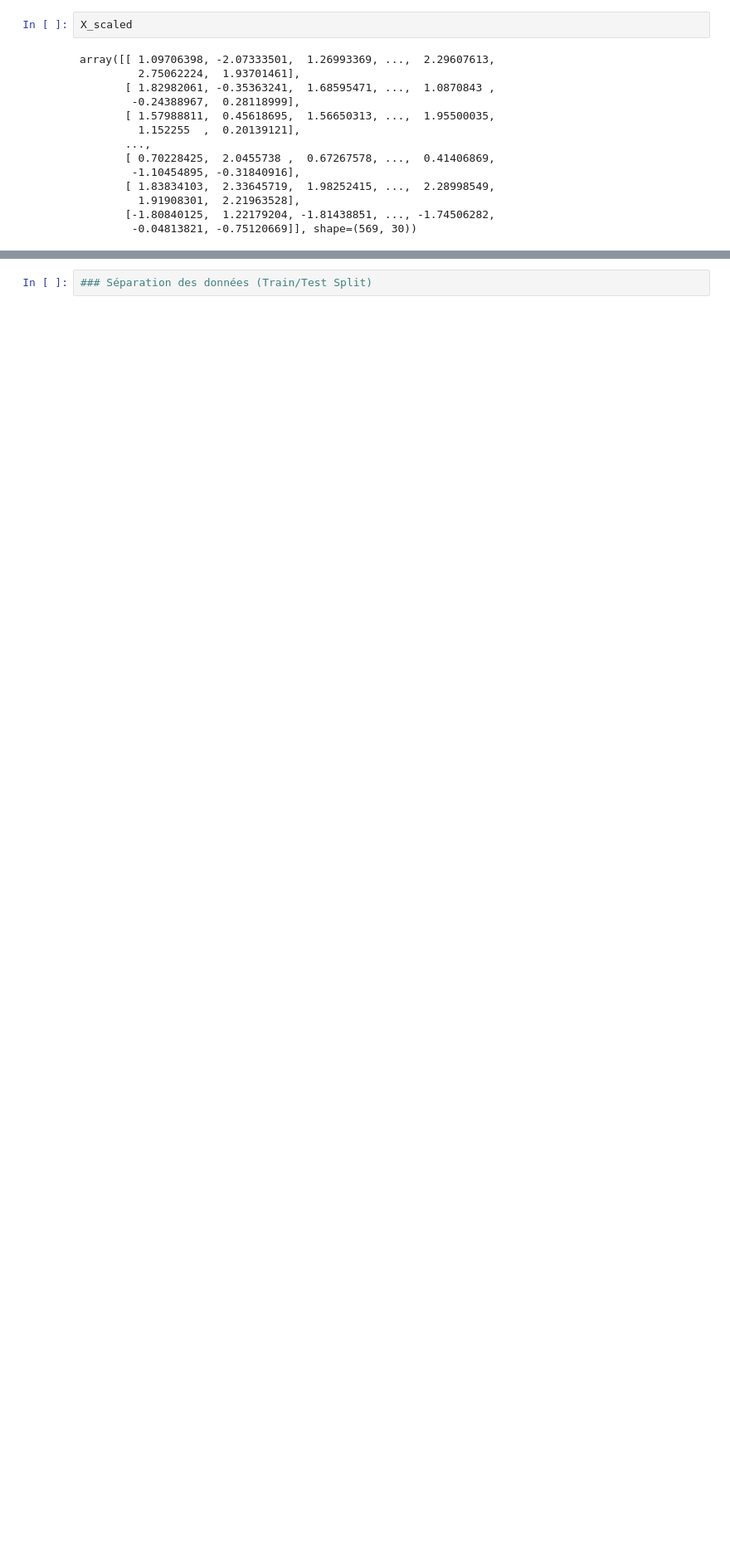
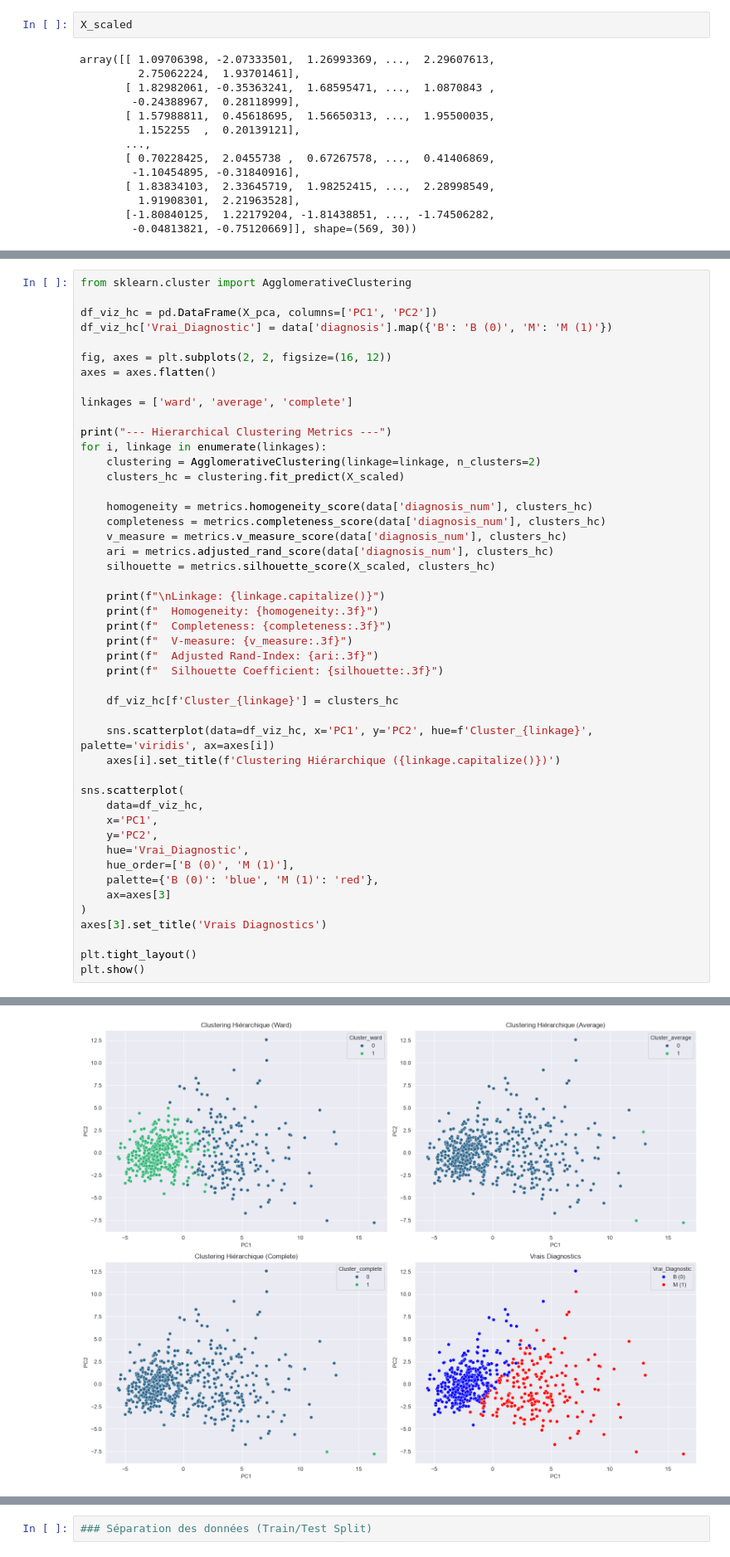
Before and after one commit to ostacore/Projets-UM5BM753-, a Jupyter notebook: Explo_Analysis_1.ipynb, the cells around one changed output, grey strips where cells are left out. Shown at 83% size. Drawn from its saved outputs; the diff is of its cells as text; blank space fills up the shorter version.

```diff
--- a/Explo_Analysis_1.ipynb
+++ b/Explo_Analysis_1.ipynb
@@ -143,0 +297,48 @@ plt.show()
+# %%
+from sklearn.cluster import AgglomerativeClustering
+
+df_viz_hc = pd.DataFrame(X_pca, columns=['PC1', 'PC2'])
+df_viz_hc['Vrai_Diagnostic'] = data['diagnosis'].map({'B': 'B (0)', 'M': 'M (1)'})
+
+fig, axes = plt.subplots(2, 2, figsize=(16, 12))
+axes = axes.flatten()
+
+linkages = ['ward', 'average', 'complete']
+
+print("--- Hierarchical Clustering Metrics ---")
+for i, linkage in enumerate(linkages):
+    clustering = AgglomerativeClustering(linkage=linkage, n_clusters=2)
+    clusters_hc = clustering.fit_predict(X_scaled)
+
+    homogeneity = metrics.homogeneity_score(data['diagnosis_num'], clusters_hc)
+    completeness = metrics.completeness_score(data['diagnosis_num'], clusters_hc)
+    v_measure = metrics.v_measure_score(data['diagnosis_num'], clusters_hc)
+    ari = metrics.adjusted_rand_score(data['diagnosis_num'], clusters_hc)
+    silhouette = metrics.silhouette_score(X_scaled, clusters_hc)
+
+    print(f"\nLinkage: {linkage.capitalize()}")
+    print(f"  Homogeneity: {homogeneity:.3f}")
+    print(f"  Completeness: {completeness:.3f}")
+    print(f"  V-measure: {v_measure:.3f}")
+    print(f"  Adjusted Rand-Index: {ari:.3f}")
+    print(f"  Silhouette Coefficient: {silhouette:.3f}")
+
+    df_viz_hc[f'Cluster_{linkage}'] = clusters_hc
+
+    sns.scatterplot(data=df_viz_hc, x='PC1', y='PC2', hue=f'Cluster_{linkage}', palette='viridis', ax=axes[i])
+    axes[i].set_title(f'Clustering Hiérarchique ({linkage.capitalize()})')
+
+sns.scatterplot(
+    data=df_viz_hc,
+    x='PC1',
+    y='PC2',
+    hue='Vrai_Diagnostic',
+    hue_order=['B (0)', 'M (1)'],
+    palette={'B (0)': 'blue', 'M (1)': 'red'},
+    ax=axes[3]
+)
+axes[3].set_title('Vrais Diagnostics')
+
+plt.tight_layout()
+plt.show()
+# %% [output]
@@ -143,0 +362 @@ plt.show()
+[figure, added]
```
Also changed, not shown: parts of 23 cells of this notebook, 1 other file.
